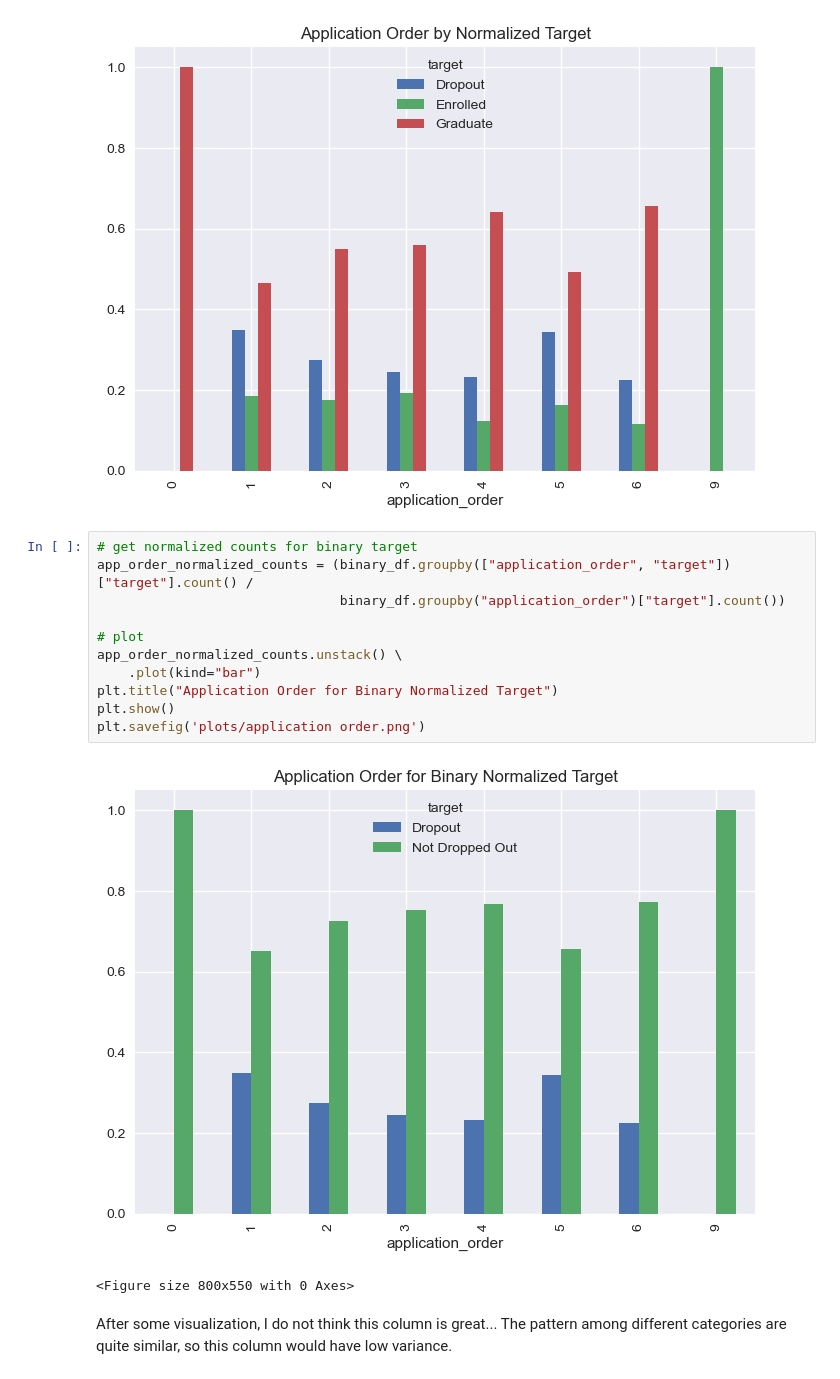
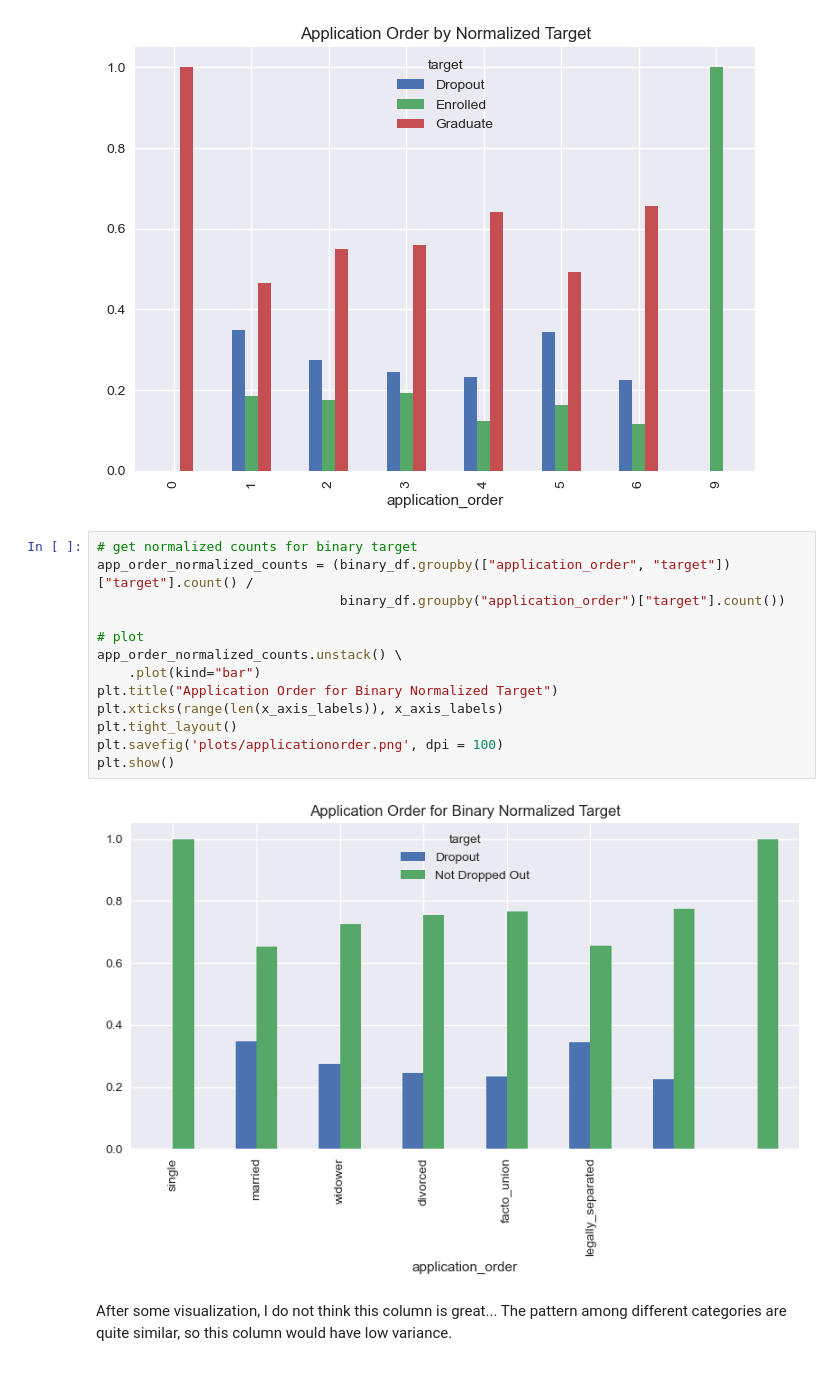
Before and after one commit to AndreJacobsPy/ai-academy-capstone, a Jupyter notebook: exploration.ipynb, the cells around one changed output. Saved outputs shown, nothing was run; the diff lists cells and outputs as text.

```diff
--- a/exploration.ipynb
+++ b/exploration.ipynb
@@ -372,17 +371,18 @@ plt.show()
 # %%
 # get normalized counts for binary target
 app_order_normalized_counts = (binary_df.groupby(["application_order", "target"])["target"].count() /
                                binary_df.groupby("application_order")["target"].count())
 
 # plot
 app_order_normalized_counts.unstack() \
     .plot(kind="bar")
 plt.title("Application Order for Binary Normalized Target")
+plt.xticks(range(len(x_axis_labels)), x_axis_labels)
+plt.tight_layout()
+plt.savefig('plots/applicationorder.png', dpi = 100)
 plt.show()
-plt.savefig('plots/application order.png')
 # %% [output]
-[figure, old version]
+[figure, new version]
-<Figure size 800x550 with 0 Axes>
 # %% [markdown]
 After some visualization, I do not think this column is great... The pattern among different categories are quite similar, so this column would have low variance.
 # %% [markdown]
```
Also changed, not shown: parts of 26 cells of this notebook, 34 other files.
